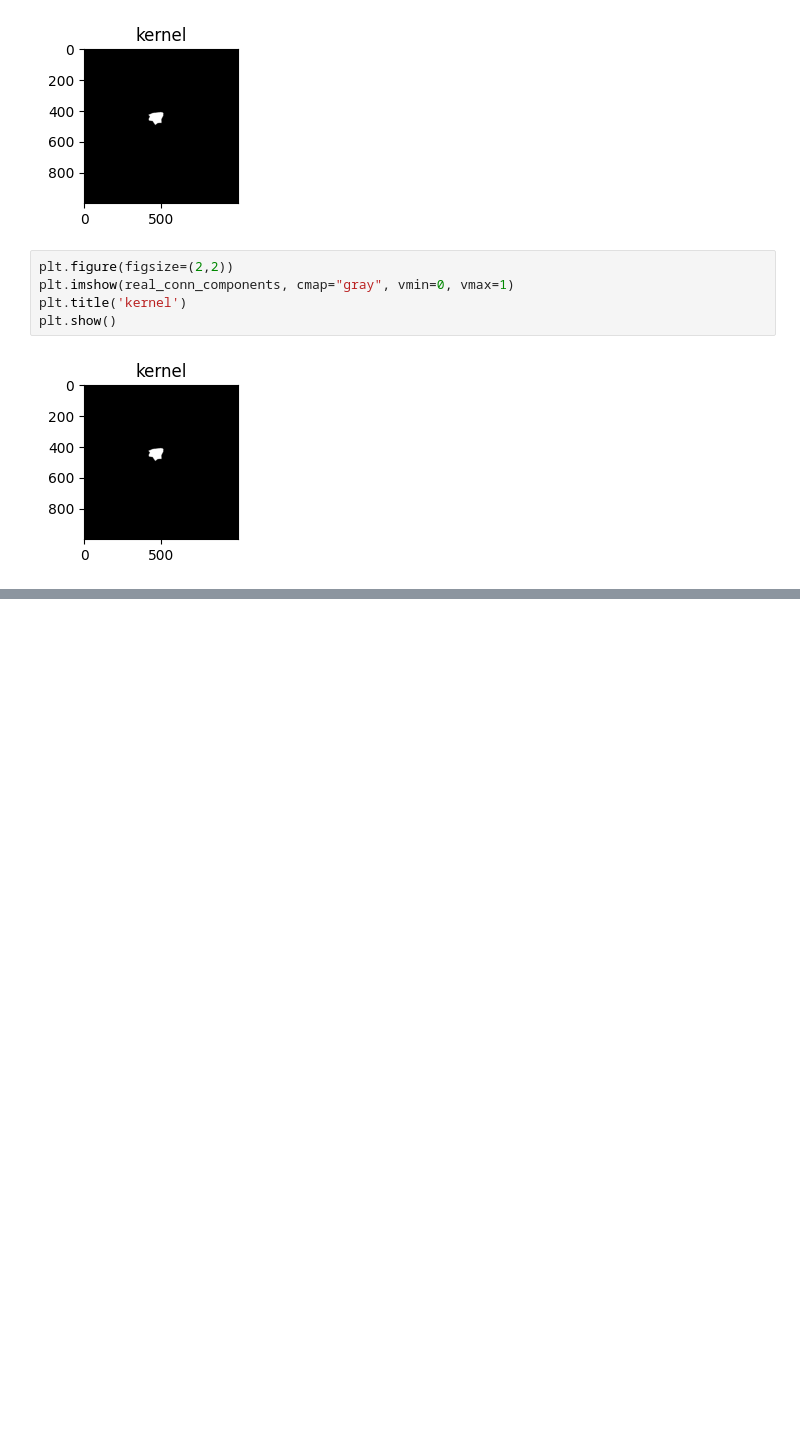
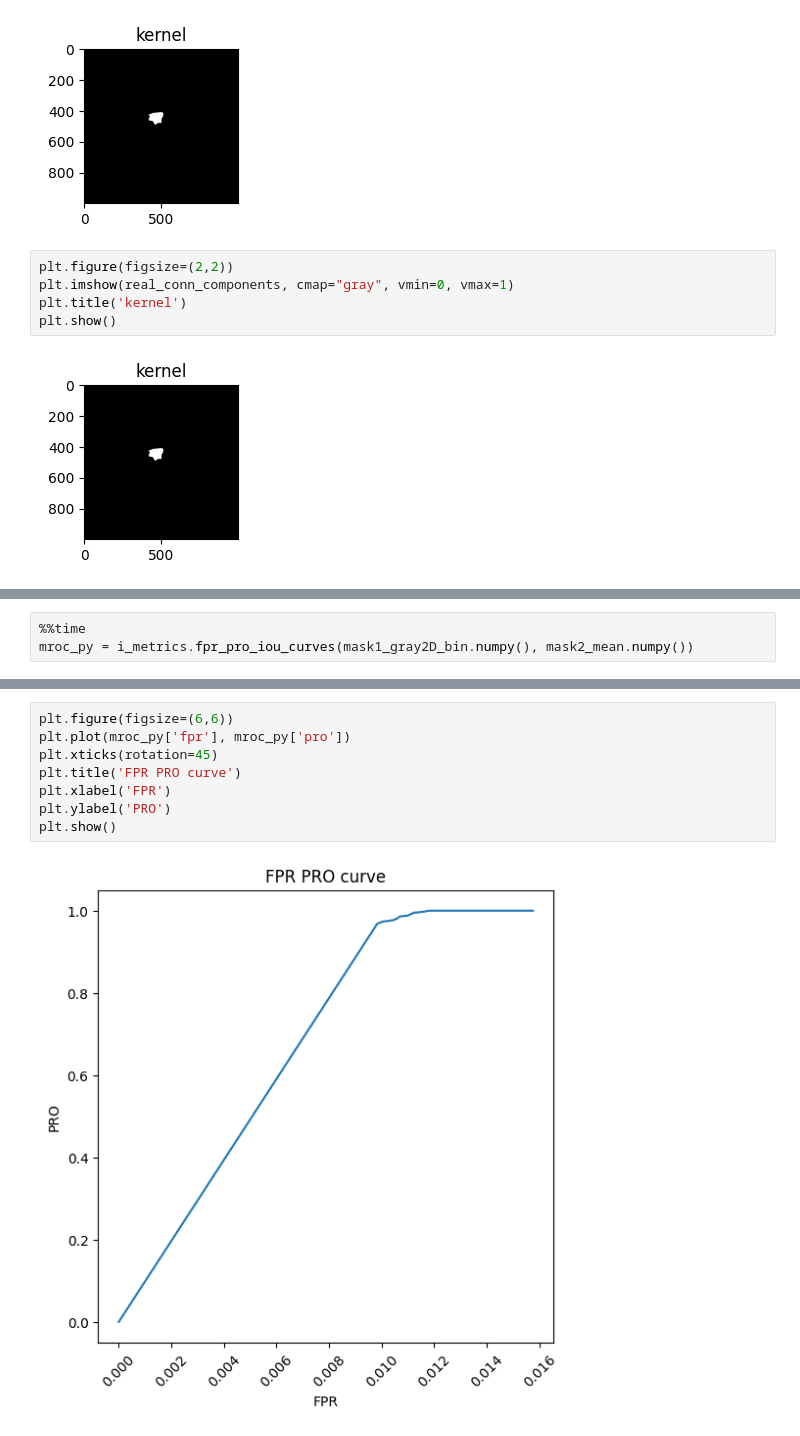
Before and after one commit to plrodrigues/TAAC_AnomalyDetection_in_MVTecDataset, a Jupyter notebook: notebooks/nb_1_developing_metrics.ipynb, the cells around one changed output, grey strips where cells are left out. Drawn from its saved outputs; the diff is of its cells as text; blank space fills up the shorter version.

```diff
--- a/notebooks/nb_1_developing_metrics.ipynb
+++ b/notebooks/nb_1_developing_metrics.ipynb
@@ -553,0 +525,3 @@ plt.show()
+# %%
+%%time
+mroc_py = i_metrics.fpr_pro_iou_curves(mask1_gray2D_bin.numpy(), mask2_mean.numpy())
@@ -553,0 +532,10 @@ plt.show()
+# %%
+plt.figure(figsize=(6,6))
+plt.plot(mroc_py['fpr'], mroc_py['pro'])
+plt.xticks(rotation=45)
+plt.title('FPR PRO curve')
+plt.xlabel('FPR')
+plt.ylabel('PRO')
+plt.show()
+# %% [output]
+[figure, added]
```
Also changed, not shown: parts of 13 cells of this notebook, 1 other file.
